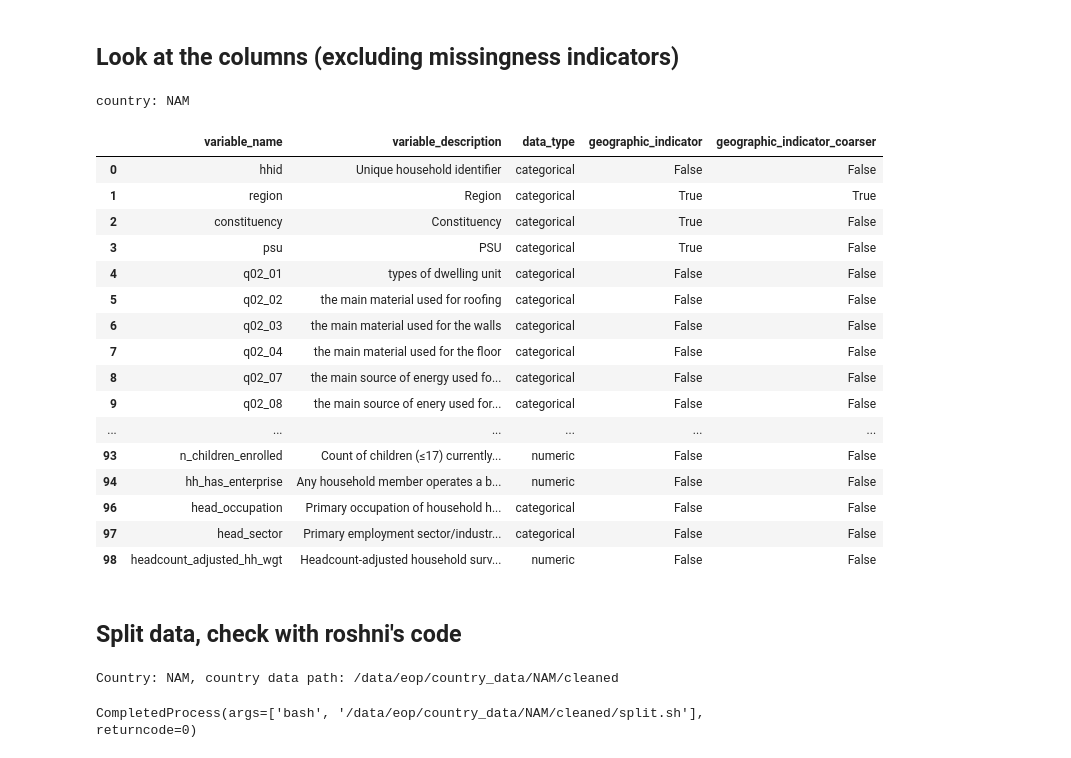
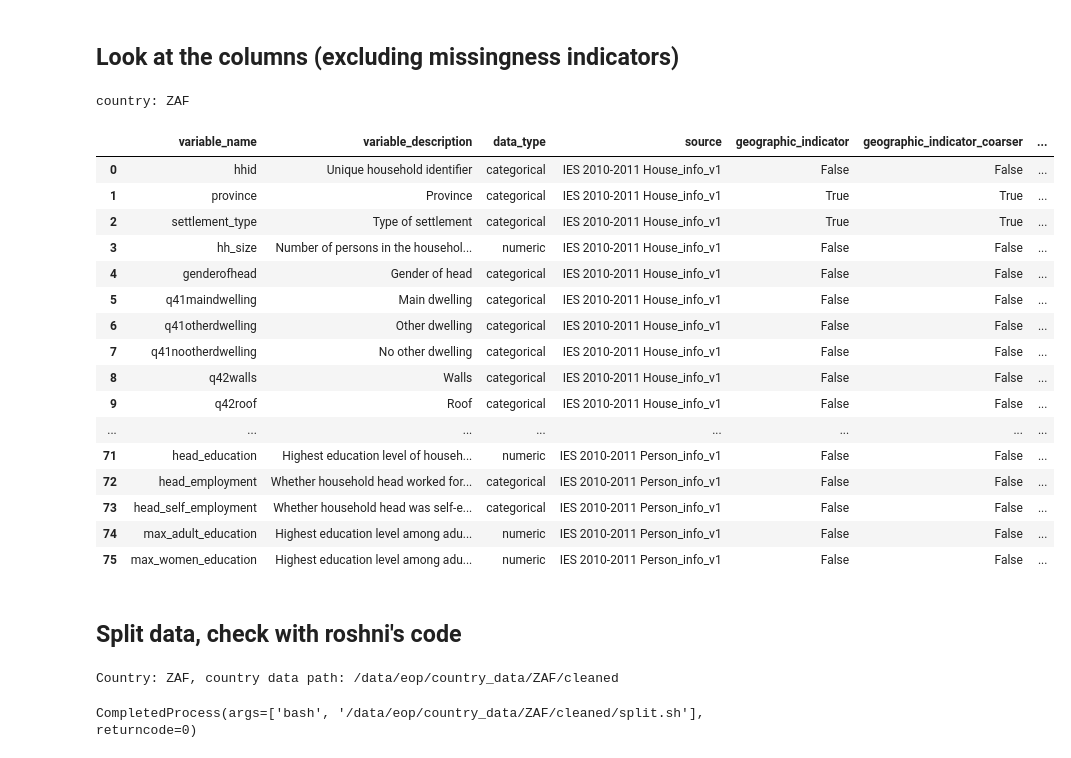
Before and after one commit to lselker13/eop, a Jupyter notebook: process_data/check_finished_data.ipynb, the cells around one changed output. Drawn from its saved outputs; the diff is of its cells as text; code cells hidden in the pictures.

```diff
--- a/process_data/check_finished_data.ipynb
+++ b/process_data/check_finished_data.ipynb
@@ -403,7 +403,6 @@ country_stratifier_map = {
     'COD': 'Province',
     'ETH': 'region',
     'GHA': 'region',
-    'GTM': 'region',
     'GNB': 'region',
     'IND': 'state',
     'IDN': 'regency_city_code',
@@ -420,10 +419,10 @@ country_stratifier_map = {
     'RWA': 'district',
     'SEN': 'region',
     'SLE': '_district',
-    'SOM': 'region',
+    # 'SOM': 'region',
     'ZAF': 'province',
     'SDN': 'region',
-    'SSD': 'ea',
+    # 'SSD': 'ea',
     'TZA': 'region',
     'TLS': 'strata',
     'TGO': 'cluster_id',
@@ -433,7 +432,7 @@ country_stratifier_map = {
 }
 
 #########################
-country_code = 'NAM' # Change this to the desired country
+country_code = 'ZAF' # Change this to the desired country
 #########################
 country_data_path = data_path / country_code / 'cleaned'
 
@@ -988,27 +954,27 @@ count per unit x weight
 # %%
 print(f'country: {country_code}')
 if True:
     with pd.option_context('display.max_rows', None, 'display.max_colwidth', 100):
-        display(summary[~summary.variable_name.str.contains('_m')].drop(columns='source'))
+        display(summary[~summary.variable_name.str.contains('_m')])
 # %% [output]
-country: NAM
+country: ZAF
-|  | variable_name | variable_description | data_type | geographic_indicator | geographic_indicator_coarser |
-| 0 | hhid | Unique household identifier | categorical | False | False |
-| 1 | region | Region | categorical | True | True |
-| 2 | constituency | Constituency | categorical | True | False |
-| 3 | psu | PSU | categorical | True | False |
-| 4 | q02_01 | types of dwelling unit | categorical | False | False |
-| 5 | q02_02 | the main material used for roofing | categorical | False | False |
-| 6 | q02_03 | the main material used for the walls | categorical | False | False |
-| 7 | q02_04 | the main material used for the floor | categorical | False | False |
-| 8 | q02_07 | the main source of energy used fo... | categorical | False | False |
-| 9 | q02_08 | the main source of enery used for... | categorical | False | False |
-| ... | ... | ... | ... | ... | ... |
-| 93 | n_children_enrolled | Count of children (≤17) currently... | numeric | False | False |
-| 94 | hh_has_enterprise | Any household member operates a b... | numeric | False | False |
-| 96 | head_occupation | Primary occupation of household h... | categorical | False | False |
-| 97 | head_sector | Primary employment sector/industr... | categorical | False | False |
-| 98 | headcount_adjusted_hh_wgt | Headcount-adjusted household surv... | numeric | False | False |
+|  | variable_name | variable_description | data_type | source | geographic_indicator | geographic_indicator_coarser | ... |
+| 0 | hhid | Unique household identifier | categorical | IES 2010-2011 House_info_v1 | False | False | ... |
+| 1 | province | Province | categorical | IES 2010-2011 House_info_v1 | True | True | ... |
+| 2 | settlement_type | Type of settlement | categorical | IES 2010-2011 House_info_v1 | True | True | ... |
+| 3 | hh_size | Number of persons in the househol... | numeric | IES 2010-2011 House_info_v1 | False | False | ... |
+| 4 | genderofhead | Gender of head | categorical | IES 2010-2011 House_info_v1 | False | False | ... |
+| 5 | q41maindwelling | Main dwelling | categorical | IES 2010-2011 House_info_v1 | False | False | ... |
+| 6 | q41otherdwelling | Other dwelling | categorical | IES 2010-2011 House_info_v1 | False | False | ... |
+| 7 | q41nootherdwelling | No other dwelling | categorical | IES 2010-2011 House_info_v1 | False | False | ... |
+| 8 | q42walls | Walls | categorical | IES 2010-2011 House_info_v1 | False | False | ... |
+| 9 | q42roof | Roof | categorical | IES 2010-2011 House_info_v1 | False | False | ... |
+| ... | ... | ... | ... | ... | ... | ... | ... |
+| 71 | head_education | Highest education level of househ... | numeric | IES 2010-2011 Person_info_v1 | False | False | ... |
+| 72 | head_employment | Whether household head worked for... | categorical | IES 2010-2011 Person_info_v1 | False | False | ... |
+| 73 | head_self_employment | Whether household head was self-e... | categorical | IES 2010-2011 Person_info_v1 | False | False | ... |
+| 74 | max_adult_education | Highest education level among adu... | numeric | IES 2010-2011 Person_info_v1 | False | False | ... |
+| 75 | max_women_education | Highest education level among adu... | numeric | IES 2010-2011 Person_info_v1 | False | False | ... |
 # %% [markdown]
 ## Split data, check with roshni's code
 # %%
@@ -1016,8 +982,8 @@ print(f'Country: {country_code}, country data path: {country_data_path}')
 os.chdir(country_data_path)
 subprocess.run(['bash', str(country_data_path / 'split.sh')], check=True)
 # %% [output]
-Country: NAM, country data path: /data/eop/country_data/NAM/cleaned
+Country: ZAF, country data path: /data/eop/country_data/ZAF/cleaned
-CompletedProcess(args=['bash', '/data/eop/country_data/NAM/cleaned/split.sh'], returncode=0)
+CompletedProcess(args=['bash', '/data/eop/country_data/ZAF/cleaned/split.sh'], returncode=0)
 # %%
 print(f'Country: {country_code}, country data path: {country_data_path}')
 
```
Also changed, not shown: parts of 13 cells of this notebook, 13 other files.
